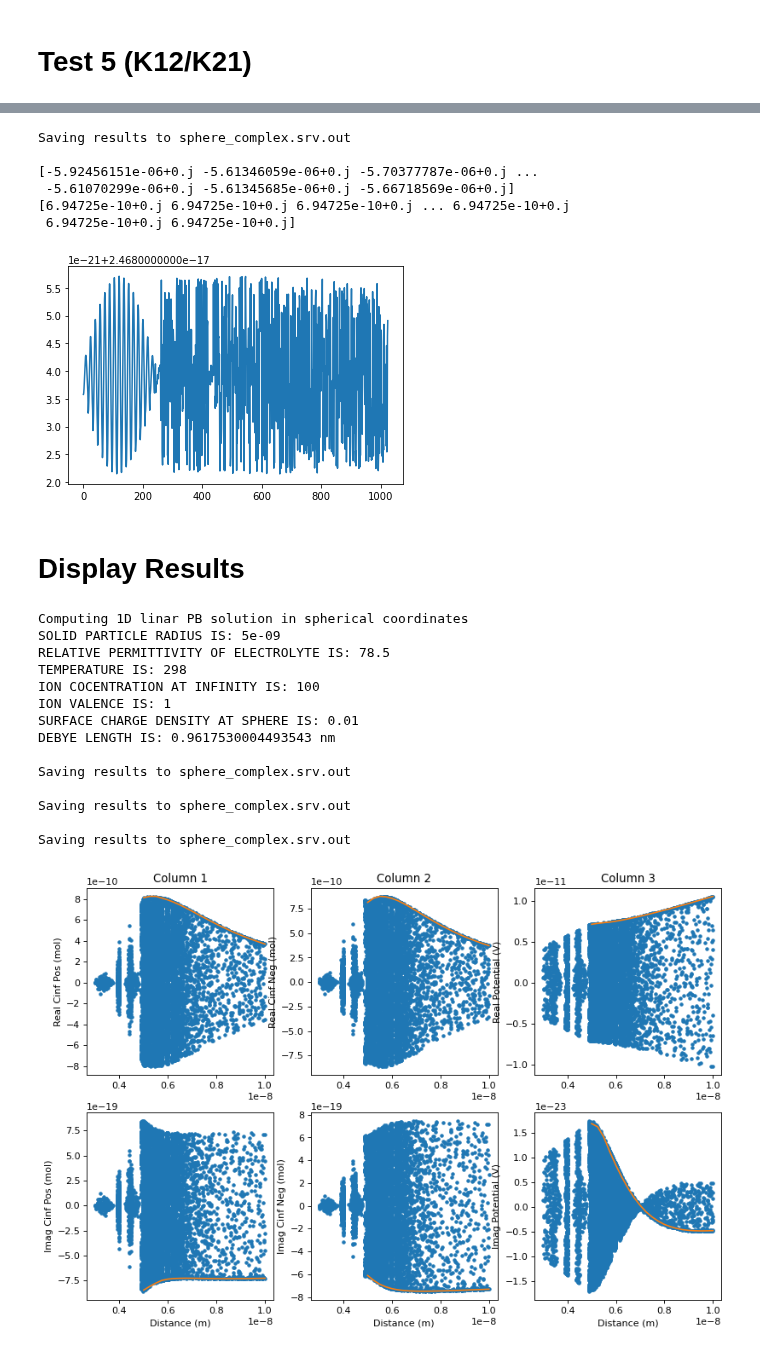
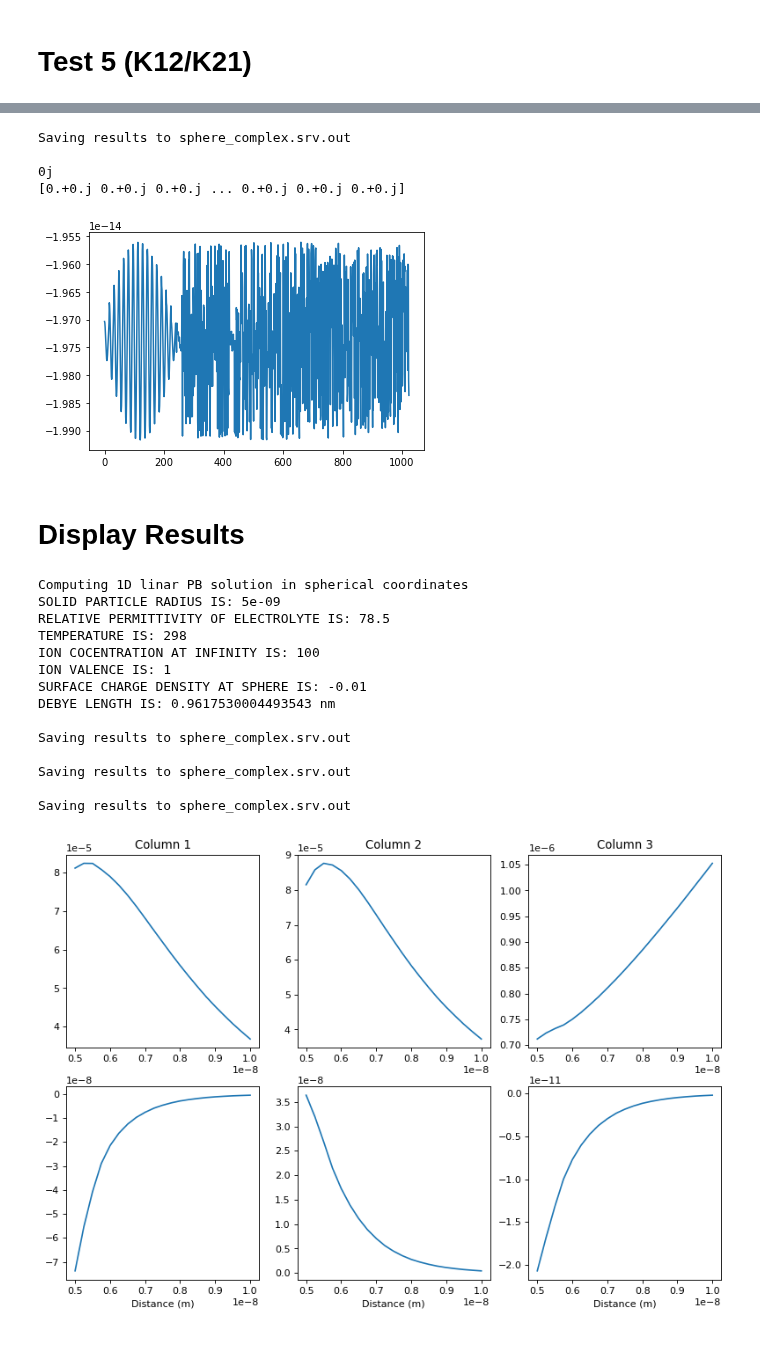
Before and after one commit to yuccadrew/sip, a Jupyter notebook: test_sphere_s61.ipynb, the cells around one changed output, grey strips where cells are left out. Saved outputs shown, nothing was run; the diff lists cells and outputs as text; code cells hidden in the pictures.

```diff
--- a/test_sphere_s61.ipynb
+++ b/test_sphere_s61.ipynb
@@ -1602,7 +1602,7 @@ if __name__=='__main__':
     mesh=import_mesh(meshfile)
     physics=import_physics(physfile)
     ansol=ansol_sphere(mesh['midpoints'],a=5e-9,rel_perm=78.5,temp_K=298,
-                       cinf=100,zval=1,zeta=0.01,gradflag=1)
+                       cinf=100,zval=1,zeta=-0.01,gradflag=1)
 
     materials2d=set_materials2d(mesh,physics,u=0,freq=0.1,case=case)
     materials3d=set_materials3d(mesh,physics,u=0,freq=0.1,case=case)
@@ -1678,7 +1678,7 @@ if __name__=='__main__':
     mesh=import_mesh(meshfile)
     physics=import_physics(physfile)
     ansol=ansol_sphere(mesh['midpoints'],a=5e-9,rel_perm=78.5,temp_K=298,
-                       cinf=100,zval=1,zeta=0.01,gradflag=1)
+                       cinf=100,zval=1,zeta=-0.01,gradflag=1)
 
     materials2d=set_materials2d(mesh,physics,u=0,freq=0.1,case=case)
     materials3d=set_materials3d(mesh,physics,u=0,freq=0.1,case=case)
@@ -1756,7 +1756,7 @@ if __name__=='__main__':
     mesh=import_mesh(meshfile)
     physics=import_physics(physfile)
     ansol=ansol_sphere(mesh['midpoints'],a=5e-9,rel_perm=78.5,temp_K=298,
-                       cinf=100,zval=1,zeta=0.01,gradflag=1)
+                       cinf=100,zval=1,zeta=-0.01,gradflag=1)
 
     materials2d=set_materials2d(mesh,physics,u=0,freq=0.1,case=case)
     materials3d=set_materials3d(mesh,physics,u=0,freq=0.1,case=case)
@@ -1843,7 +1843,7 @@ if __name__=='__main__':
     mesh=import_mesh(meshfile)
     physics=import_physics(physfile)
     ansol=ansol_sphere(mesh['midpoints'],a=5e-9,rel_perm=78.5,temp_K=298,
-                       cinf=100,zval=1,zeta=0.01,gradflag=1)
+                       cinf=100,zval=1,zeta=-0.01,gradflag=1)
 
     materials2d=set_materials2d(mesh,physics,u=0,freq=0.1,case=case)
     materials3d=set_materials3d(mesh,physics,u=ansol,freq=0.1,case=case)
@@ -1928,8 +1928,18 @@ import matplotlib.pyplot as plt
 
 output=output_unod(nodes,unod1[:,-1],srvfile)
 in_electrolyte=mesh['in_electrolyte']
-print(materials3d['cx'][in_electrolyte,0,2])
-print(materials3d['cx'][in_electrolyte,2,2])
+in_solid=mesh['in_solid']
+# print(materials3d['cx'][in_electrolyte,0,0])
+# print(materials3d['cx'][in_electrolyte,0,2])
+# print(materials3d['cx'][in_electrolyte,2,2])
+
+# print(materials3d['alpha_x'][in_electrolyte,0,0])
+# print(materials3d['alpha_y'][in_electrolyte,0,0])
+# print(materials3d['alpha_z'][in_electrolyte,0,0])
+
+print(np.sum(materials3d['alpha_z'][in_solid,:2,:2]))
+print(materials3d['a'][in_solid,2,2])
+
 # print(physics['mobility_electrolyte'])
 # print(echarge*kA)
 
@@ -1939,11 +1949,9 @@ plt.show()
 # %% [output]
 Saving results to sphere_complex.srv.out
 
-[-5.92456151e-06+0.j -5.61346059e-06+0.j -5.70377787e-06+0.j ...
- -5.61070299e-06+0.j -5.61345685e-06+0.j -5.66718569e-06+0.j]
-[6.94725e-10+0.j 6.94725e-10+0.j 6.94725e-10+0.j ... 6.94725e-10+0.j
- 6.94725e-10+0.j 6.94725e-10+0.j]
+0j
+[0.+0.j 0.+0.j 0.+0.j ... 0.+0.j 0.+0.j 0.+0.j]
-[figure, old version]
+[figure, new version]
 # %% [markdown]
 # Display Results
 # %%
@@ -1951,49 +1959,50 @@ Saving results to sphere_complex.srv.out
 import matplotlib.pyplot as plt
 
 ansol=ansol_sphere(output[:,1:5],a=5e-9,rel_perm=78.5,temp_K=298,
-                   cinf=100,zval=1,zeta=0.01,gradflag=1)
+                   cinf=100,zval=1,zeta=-0.01,gradflag=1)
 
 fig,ax=plt.subplots(2,3,sharey=False,figsize=(12,8),dpi=80)
 axs=ax.flatten()
 
-real_labels=['Real Cinf Pos (mol)','Real Cinf Neg (mol)','Real Potential (V)']
-imag_labels=['Imag Cinf Pos (mol)','Imag Cinf Neg (mol)','Imag Potential (V)']
+# real_labels=['Real Cinf Pos (mol)','Real Cinf Neg (mol)','Real Potential (V)']
+# imag_labels=['Imag Cinf Pos (mol)','Imag Cinf Neg (mol)','Imag Potential (V)']
 
 dist=np.sqrt(nodes[:,0]**2+nodes[:,1]**2+nodes[:,2]**2)
 mask=(dist>3e-9)&(dist<1e-8)
+# mask=(dist>.1e-9)&(dist<5e-9)
 for i in range(unod1.shape[1]):
     output=output_unod(nodes,unod1[:,i],srvfile)
 
-    axs[i].plot(dist[mask],np.real(unod1[mask,i]),'.')
+#     axs[i].plot(dist[mask],np.real(unod1[mask,i]),'.')
 #     axs[i].plot(output[:,1],ansol[:,0],'*')
     axs[i].plot(output[:,1],output[:,6])
     axs[i].set_title('Column %d'%(i+1))
-    axs[i].set_ylabel(real_labels[i])
+#     axs[i].set_ylabel(real_labels[i])
 
-    axs[i+3].plot(dist[mask],np.imag(unod1[mask,i]),'.')
+#     axs[i+3].plot(dist[mask],np.imag(unod1[mask,i]),'.')
     axs[i+3].plot(output[:,1],output[:,7])
     axs[i+3].set_xlabel('Distance (m)')
-    axs[i+3].set_ylabel(imag_labels[i])
+#     axs[i+3].set_ylabel(imag_labels[i])
 
-
+# print(physics['sigma_ss'])
 #     mask=dist<=5e-9
 #     axs[2].plot(dist[mask],np.real(unod1[mask,0]),'.')
 # %% [output]
 Computing 1D linar PB solution in spherical coordinates
 SOLID PARTICLE RADIUS IS: 5e-09
 RELATIVE PERMITTIVITY OF ELECTROLYTE IS: 78.5
 TEMPERATURE IS: 298
 ION COCENTRATION AT INFINITY IS: 100
 ION VALENCE IS: 1
-SURFACE CHARGE DENSITY AT SPHERE IS: 0.01
+SURFACE CHARGE DENSITY AT SPHERE IS: -0.01
 DEBYE LENGTH IS: 0.9617530004493543 nm
 
 Saving results to sphere_complex.srv.out
 
 Saving results to sphere_complex.srv.out
 
 Saving results to sphere_complex.srv.out
-[figure, old version]
+[figure, new version]
 # %%
 %matplotlib inline
 import matplotlib.pyplot as plt
```
Also changed, not shown: parts of 11 cells of this notebook, 1 other file.
